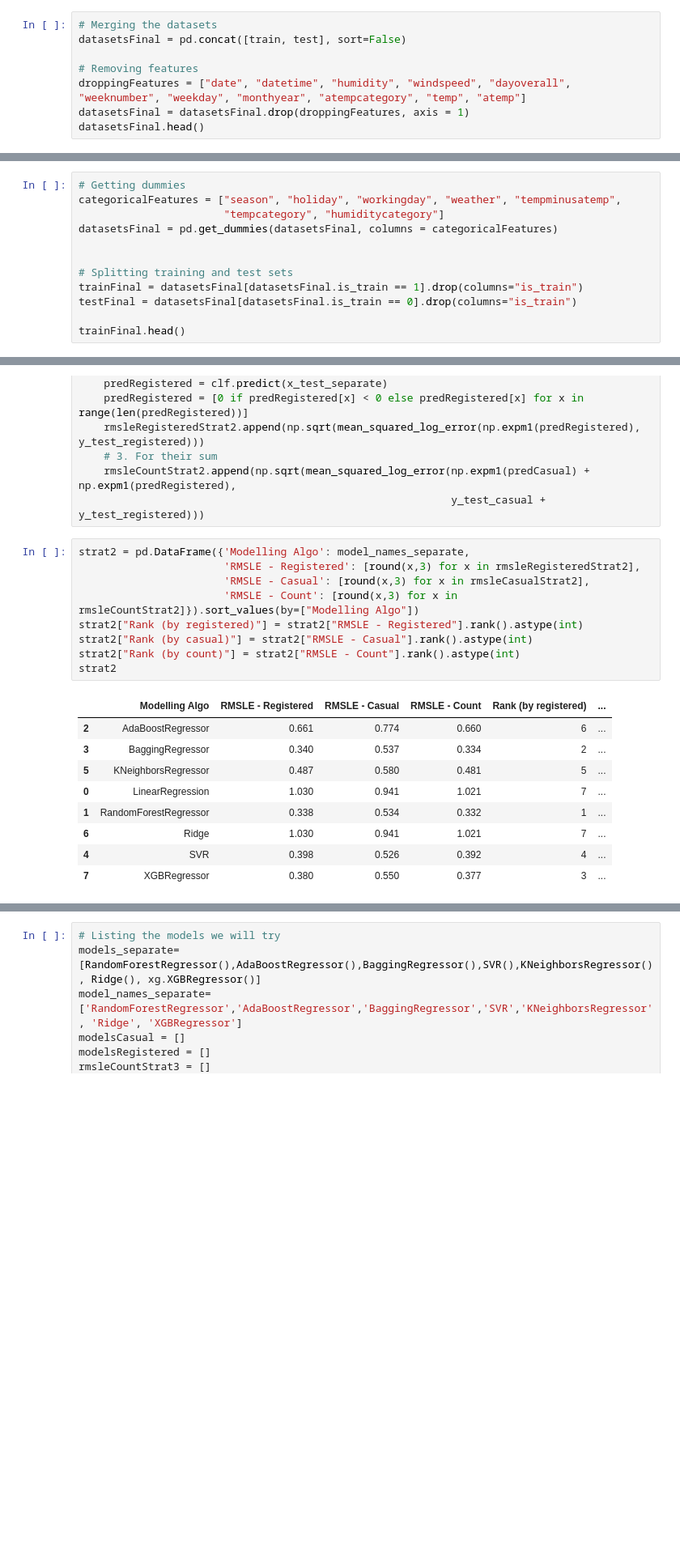
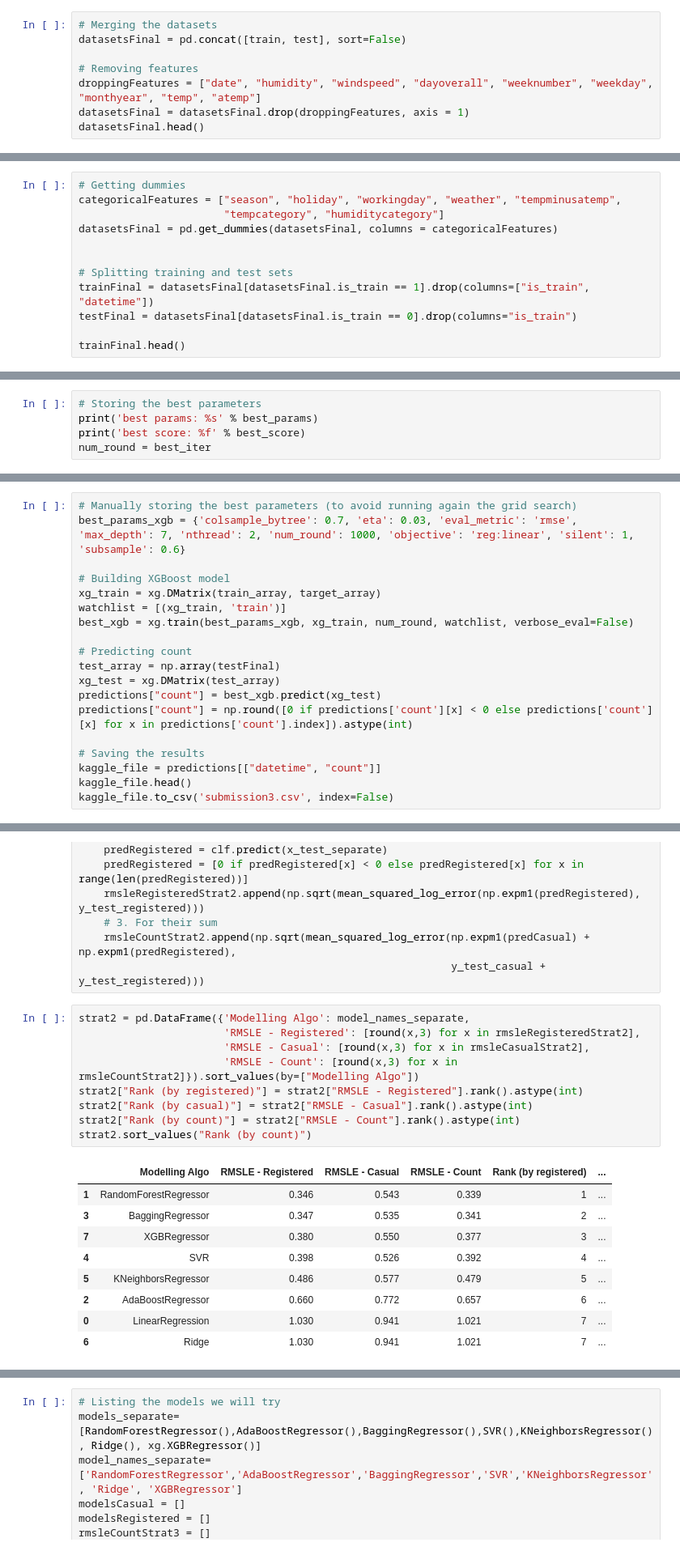
Before and after one commit to InesVA/predicting-bike-sharing-demand, a Jupyter notebook: Bike Sharing Prediction.ipynb, the cells around one changed output, grey strips where cells are left out. Shown: that part at 81% size. Drawn from its saved outputs; the diff is of its cells as text; blank space fills up the shorter version.

```diff
--- a/Bike Sharing Prediction.ipynb
+++ b/Bike Sharing Prediction.ipynb
@@ -374,7 +345,7 @@ Let's thus first implement these changes.
 datasetsFinal = pd.concat([train, test], sort=False)
 
 # Removing features
-droppingFeatures = ["date", "datetime", "humidity", "windspeed", "dayoverall", "weeknumber", "weekday", "monthyear", "atempcategory", "temp", "atemp"]
+droppingFeatures = ["date", "humidity", "windspeed", "dayoverall", "weeknumber", "weekday", "monthyear", "temp", "atemp"]
 datasetsFinal = datasetsFinal.drop(droppingFeatures, axis = 1)
 datasetsFinal.head()
 # %% [output]
@@ -392,7 +363,7 @@ datasetsFinal = pd.get_dummies(datasetsFinal, columns = categoricalFeatures)
 
 
 # Splitting training and test sets
-trainFinal = datasetsFinal[datasetsFinal.is_train == 1].drop(columns="is_train")
+trainFinal = datasetsFinal[datasetsFinal.is_train == 1].drop(columns=["is_train", "datetime"])
 testFinal = datasetsFinal[datasetsFinal.is_train == 0].drop(columns="is_train")
 
 trainFinal.head()
@@ -464,0 +548,5 @@ strat1
+# %%
+# Storing the best parameters
+print('best params: %s' % best_params)
+print('best score: %f' % best_score)
+num_round = best_iter
@@ -464,0 +558,19 @@ strat1
+# %%
+# Manually storing the best parameters (to avoid running again the grid search)
+best_params_xgb = {'colsample_bytree': 0.7, 'eta': 0.03, 'eval_metric': 'rmse', 'max_depth': 7, 'nthread': 2, 'num_round': 1000, 'objective': 'reg:linear', 'silent': 1, 'subsample': 0.6}
+
+# Building XGBoost model
+xg_train = xg.DMatrix(train_array, target_array)
+watchlist = [(xg_train, 'train')]
+best_xgb = xg.train(best_params_xgb, xg_train, num_round, watchlist, verbose_eval=False)
+
+# Predicting count
+test_array = np.array(testFinal)
+xg_test = xg.DMatrix(test_array)
+predictions["count"] = best_xgb.predict(xg_test)
+predictions["count"] = np.round([0 if predictions['count'][x] < 0 else predictions['count'][x] for x in predictions['count'].index]).astype(int)
+
+# Saving the results
+kaggle_file = predictions[["datetime", "count"]]
+kaggle_file.head()
+kaggle_file.to_csv('submission3.csv', index=False)
@@ -529,19 +649,19 @@ for model in range(len(models_separate)):
 # %%
 strat2 = pd.DataFrame({'Modelling Algo': model_names_separate,
                        'RMSLE - Registered': [round(x,3) for x in rmsleRegisteredStrat2],
                        'RMSLE - Casual': [round(x,3) for x in rmsleCasualStrat2],
                        'RMSLE - Count': [round(x,3) for x in rmsleCountStrat2]}).sort_values(by=["Modelling Algo"])
 strat2["Rank (by registered)"] = strat2["RMSLE - Registered"].rank().astype(int)
 strat2["Rank (by casual)"] = strat2["RMSLE - Casual"].rank().astype(int)
 strat2["Rank (by count)"] = strat2["RMSLE - Count"].rank().astype(int)
-strat2
+strat2.sort_values("Rank (by count)")
 # %% [output]
 |  | Modelling Algo | RMSLE - Registered | RMSLE - Casual | RMSLE - Count | Rank (by registered) | ... |
-| 2 | AdaBoostRegressor | 0.661 | 0.774 | 0.660 | 6 | ... |
-| 3 | BaggingRegressor | 0.340 | 0.537 | 0.334 | 2 | ... |
-| 5 | KNeighborsRegressor | 0.487 | 0.580 | 0.481 | 5 | ... |
+| 1 | RandomForestRegressor | 0.346 | 0.543 | 0.339 | 1 | ... |
+| 3 | BaggingRegressor | 0.347 | 0.535 | 0.341 | 2 | ... |
+| 7 | XGBRegressor | 0.380 | 0.550 | 0.377 | 3 | ... |
+| 4 | SVR | 0.398 | 0.526 | 0.392 | 4 | ... |
+| 5 | KNeighborsRegressor | 0.486 | 0.577 | 0.479 | 5 | ... |
+| 2 | AdaBoostRegressor | 0.660 | 0.772 | 0.657 | 6 | ... |
 | 0 | LinearRegression | 1.030 | 0.941 | 1.021 | 7 | ... |
-| 1 | RandomForestRegressor | 0.338 | 0.534 | 0.332 | 1 | ... |
 | 6 | Ridge | 1.030 | 0.941 | 1.021 | 7 | ... |
-| 4 | SVR | 0.398 | 0.526 | 0.392 | 4 | ... |
-| 7 | XGBRegressor | 0.380 | 0.550 | 0.377 | 3 | ... |
```
Also changed, not shown: parts of 88 cells of this notebook.
